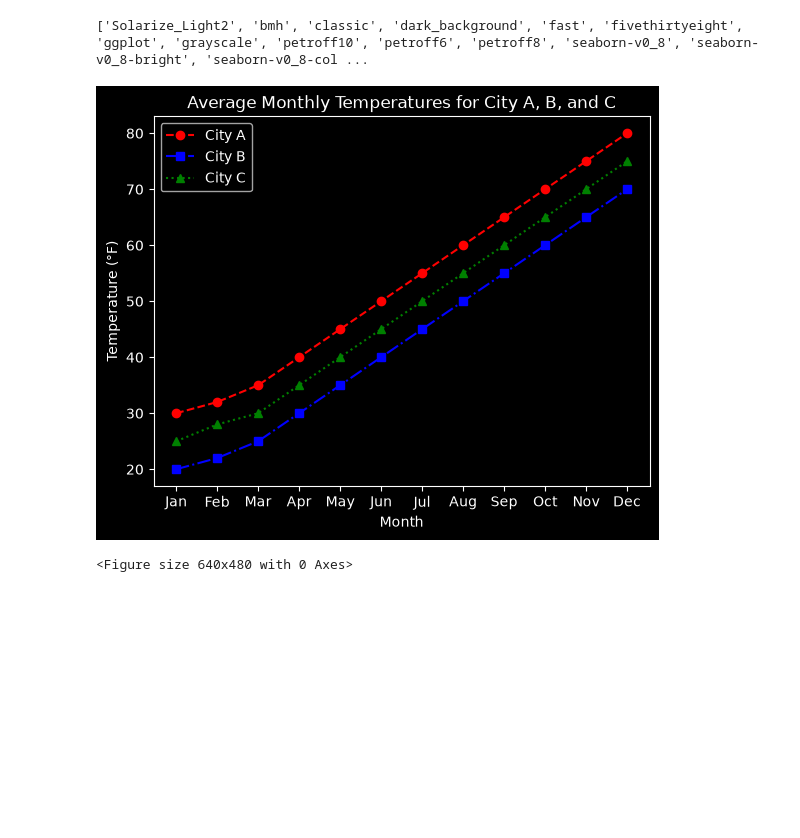
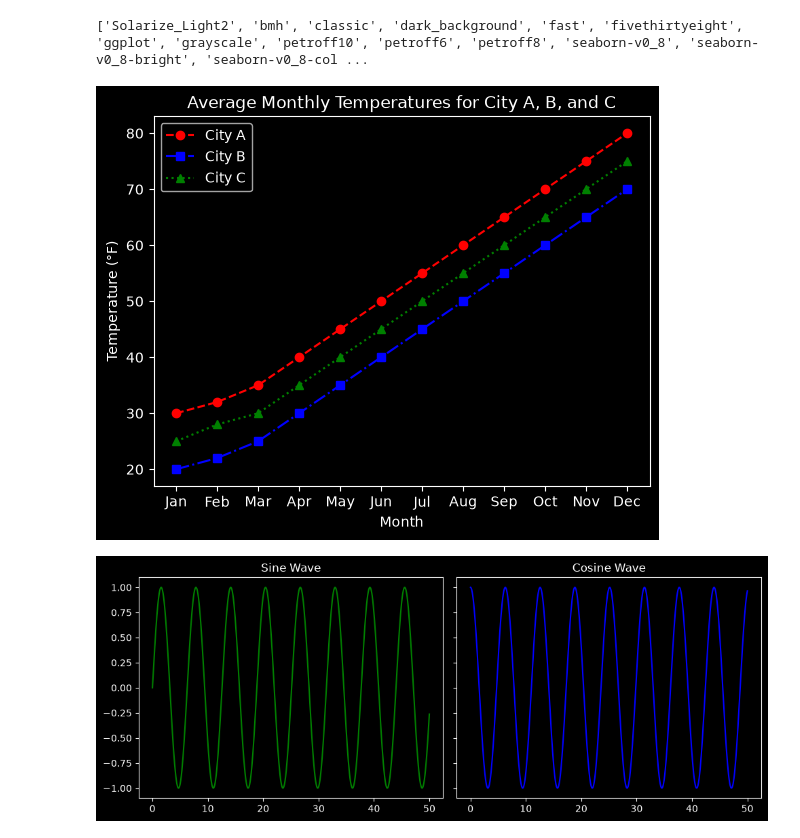
Before and after one commit to GabeHirsh3298475/materials-ml, a Jupyter notebook: learningbasics.ipynb, the cells around one changed output. Saved outputs shown, nothing was run; the diff lists cells and outputs as text; code cells hidden in the pictures; blank space fills up the shorter version.

```diff
--- a/learningbasics.ipynb
+++ b/learningbasics.ipynb
@@ -134,25 +141,38 @@ sorting = df.sort_values("Price", ascending = False) # Sort the DataFrame by the
 # %%
 # Matplotlib
 
 months = ["Jan", "Feb", "Mar", "Apr", "May", "Jun", "Jul", "Aug", "Sep", "Oct", "Nov", "Dec"]
 city_a_temps = [30, 32, 35, 40, 45, 50, 55, 60, 65, 70, 75, 80]
 city_b_temps = [20, 22, 25, 30, 35, 40, 45, 50, 55, 60, 65, 70]
 city_c_temps = [25, 28, 30, 35, 40, 45, 50, 55, 60, 65, 70, 75]
 
 print(plt.style.available) # List of available styles
 plt.style.use('dark_background') # Use a dark background style
 
 plt.plot(months, city_a_temps, label = "City A", color = "red", marker = "o", linestyle = "--")
 plt.plot(months, city_b_temps, label = "City B", color = "blue", marker = "s", linestyle = "-.")
 plt.plot(months, city_c_temps, label = "City C", color = "green", marker = "^", linestyle = ":")
 plt.title('Average Monthly Temperatures for City A, B, and C')
 plt.xlabel('Month')
 plt.ylabel('Temperature (°F)')
 plt.legend()
 plt.show()
 
-plt.savefig('average_monthly_temperatures.png') # Save the plot as a PNG file
+# sample data
+x = np.linspace(0, 50, 500)
+
+# create 1 row, 2 columns of plots
+fig, (ax1, ax2) = plt.subplots(1, 2, figsize=(10, 4), sharey=True) #figsize=(width,height)inches #sharey = share axes
+
+ax1.plot(x, np.sin(x), color='green') #plot x and y values for subplot 1
+ax1.set_title('Sine Wave')
+ax2.plot(x, np.cos(x), color='blue') #plot x and y values for subplot 2
+ax2.set_title('Cosine Wave')
+plt.tight_layout()
+plt.show()
+
+#plt.savefig('average_monthly_temperatures.png') # Save the plot as a PNG file
 # %% [output]
 ['Solarize_Light2', 'bmh', 'classic', 'dark_background', 'fast', 'fivethirtyeight', 'ggplot', 'grayscale', 'petroff10', 'petroff6', 'petroff8', 'seaborn-v0_8', 'seaborn-v0_8-bright', 'seaborn-v0_8-col ...
 [figure]
-<Figure size 640x480 with 0 Axes>
+[figure, added]
```
Also changed, not shown: parts of 6 cells of this notebook, 6 other files.
